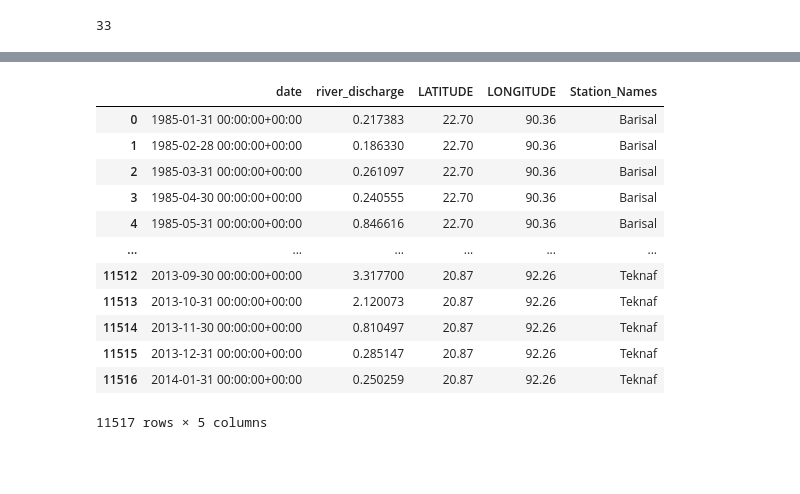
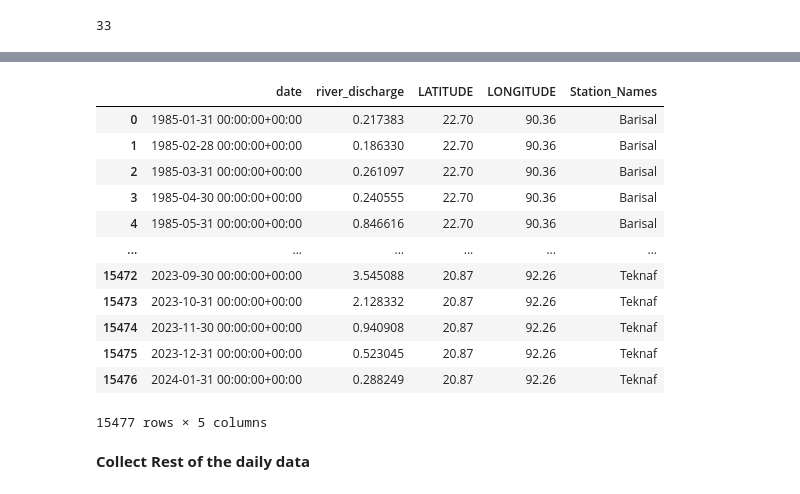
Before and after one commit to KimaniKibuthu/flood-prediction, a Jupyter notebook: notebooks/00_data_collection.ipynb, the cells around one changed output, grey strips where cells are left out. Cells and saved outputs as stored; diff of their text form; code cells hidden in the pictures; blank space fills up the shorter version.

```diff
--- a/notebooks/00_data_collection.ipynb
+++ b/notebooks/00_data_collection.ipynb
@@ -142,7 +146,7 @@ from retry_requests import retry
 import time
 
 # Setup the Open-Meteo API client with cache and retry on error
-cache_session = requests_cache.CachedSession('.cache', expire_after=3600)
+cache_session = requests_cache.CachedSession(".cache", expire_after=3600)
 retry_session = retry(cache_session, retries=5, backoff_factor=0.2)
 openmeteo = openmeteo_requests.Client(session=retry_session)
 
@@ -163,10 +167,11 @@ def get_daily_discharge(latitude, longitude, start_date, end_date):
         "longitude": longitude,
         "daily": "river_discharge",
         "start_date": start_date,
-        "end_date": end_date
+        "end_date": end_date,
     }
     responses = make_api_call(url, params=params)
     return responses
+
 
 # Define function to calculate average monthly discharge
 def calculate_monthly_discharge(response):
@@ -177,14 +182,14 @@ def calculate_monthly_discharge(response):
             start=pd.to_datetime(daily.Time(), unit="s", utc=True),
             end=pd.to_datetime(daily.TimeEnd(), unit="s", utc=True),
             freq=pd.Timedelta(seconds=daily.Interval()),
-            inclusive="left"
+            inclusive="left",
         )
     }
     daily_data["river_discharge"] = daily_river_discharge
     daily_dataframe = pd.DataFrame(data=daily_data)
 
     # Calculate average monthly discharge
-    monthly_discharge = daily_dataframe.resample('M', on='date').mean()
+    monthly_discharge = daily_dataframe.resample("M", on="date").mean()
     return monthly_discharge
 # %%
 # Iterate over each location in your dataset
@@ -193,10 +198,10 @@ all_monthly_discharge = []
 
 # Iterate over each station in the station_info DataFrame
 for index, row in station_info.iterrows():
-    latitude = row['LATITUDE']
-    longitude = row['LONGITUDE']
+    latitude = row["LATITUDE"]
+    longitude = row["LONGITUDE"]
     start_date = "1985-01-01"
-    end_date = "2014-01-01"
+    end_date = "2024-01-01"
 
     # Retrieve daily discharge data
     responses = get_daily_discharge(latitude, longitude, start_date, end_date)
@@ -207,8 +212,8 @@ for index, row in station_info.iterrows():
         monthly_discharge = calculate_monthly_discharge(response)
 
         # Add latitude and longitude columns to the monthly discharge DataFrame
-        monthly_discharge['LATITUDE'] = latitude
-        monthly_discharge['LONGITUDE'] = longitude
+        monthly_discharge["LATITUDE"] = latitude
+        monthly_discharge["LONGITUDE"] = longitude
 
         # Append the monthly discharge data for this location to the list
         all_monthly_discharge.append(monthly_discharge)
@@ -238,4 +243,6 @@ len(all_monthly_discharge)
 # %% [output]
 33
 # %%
-concatenated_river_discharge_df = pd.concat([df.reset_index() for df in all_monthly_discharge], ignore_index=True)
+concatenated_river_discharge_df = pd.concat(
+    [df.reset_index() for df in all_monthly_discharge], ignore_index=True
+)
@@ -242,19 +265,26 @@ concatenated_river_discharge_df = pd.concat([df.reset_index() for df in all_mont
 # %%
-merged_df = pd.merge(concatenated_river_discharge_df, station_info, on=['LATITUDE', 'LONGITUDE'], how='inner')
+merged_df = pd.merge(
+    concatenated_river_discharge_df,
+    station_info,
+    on=["LATITUDE", "LONGITUDE"],
+    how="inner",
+)
 merged_df
 # %% [output]
 |  | date | river_discharge | LATITUDE | LONGITUDE | Station_Names |
 | 0 | 1985-01-31 00:00:00+00:00 | 0.217383 | 22.70 | 90.36 | Barisal |
 | 1 | 1985-02-28 00:00:00+00:00 | 0.186330 | 22.70 | 90.36 | Barisal |
 | 2 | 1985-03-31 00:00:00+00:00 | 0.261097 | 22.70 | 90.36 | Barisal |
 | 3 | 1985-04-30 00:00:00+00:00 | 0.240555 | 22.70 | 90.36 | Barisal |
 | 4 | 1985-05-31 00:00:00+00:00 | 0.846616 | 22.70 | 90.36 | Barisal |
 | ... | ... | ... | ... | ... | ... |
-| 11512 | 2013-09-30 00:00:00+00:00 | 3.317700 | 20.87 | 92.26 | Teknaf |
-| 11513 | 2013-10-31 00:00:00+00:00 | 2.120073 | 20.87 | 92.26 | Teknaf |
-| 11514 | 2013-11-30 00:00:00+00:00 | 0.810497 | 20.87 | 92.26 | Teknaf |
-| 11515 | 2013-12-31 00:00:00+00:00 | 0.285147 | 20.87 | 92.26 | Teknaf |
-| 11516 | 2014-01-31 00:00:00+00:00 | 0.250259 | 20.87 | 92.26 | Teknaf |
+| 15472 | 2023-09-30 00:00:00+00:00 | 3.545088 | 20.87 | 92.26 | Teknaf |
+| 15473 | 2023-10-31 00:00:00+00:00 | 2.128332 | 20.87 | 92.26 | Teknaf |
+| 15474 | 2023-11-30 00:00:00+00:00 | 0.940908 | 20.87 | 92.26 | Teknaf |
+| 15475 | 2023-12-31 00:00:00+00:00 | 0.523045 | 20.87 | 92.26 | Teknaf |
+| 15476 | 2024-01-31 00:00:00+00:00 | 0.288249 | 20.87 | 92.26 | Teknaf |
-11517 rows × 5 columns
+15477 rows × 5 columns
 # %%
 merged_df.to_csv("data/raw/river_discharge.csv", index=False)
+# %% [markdown]
+**Collect Rest of the daily data**
```
Also changed, not shown: parts of 13 cells of this notebook, 13 other files.
